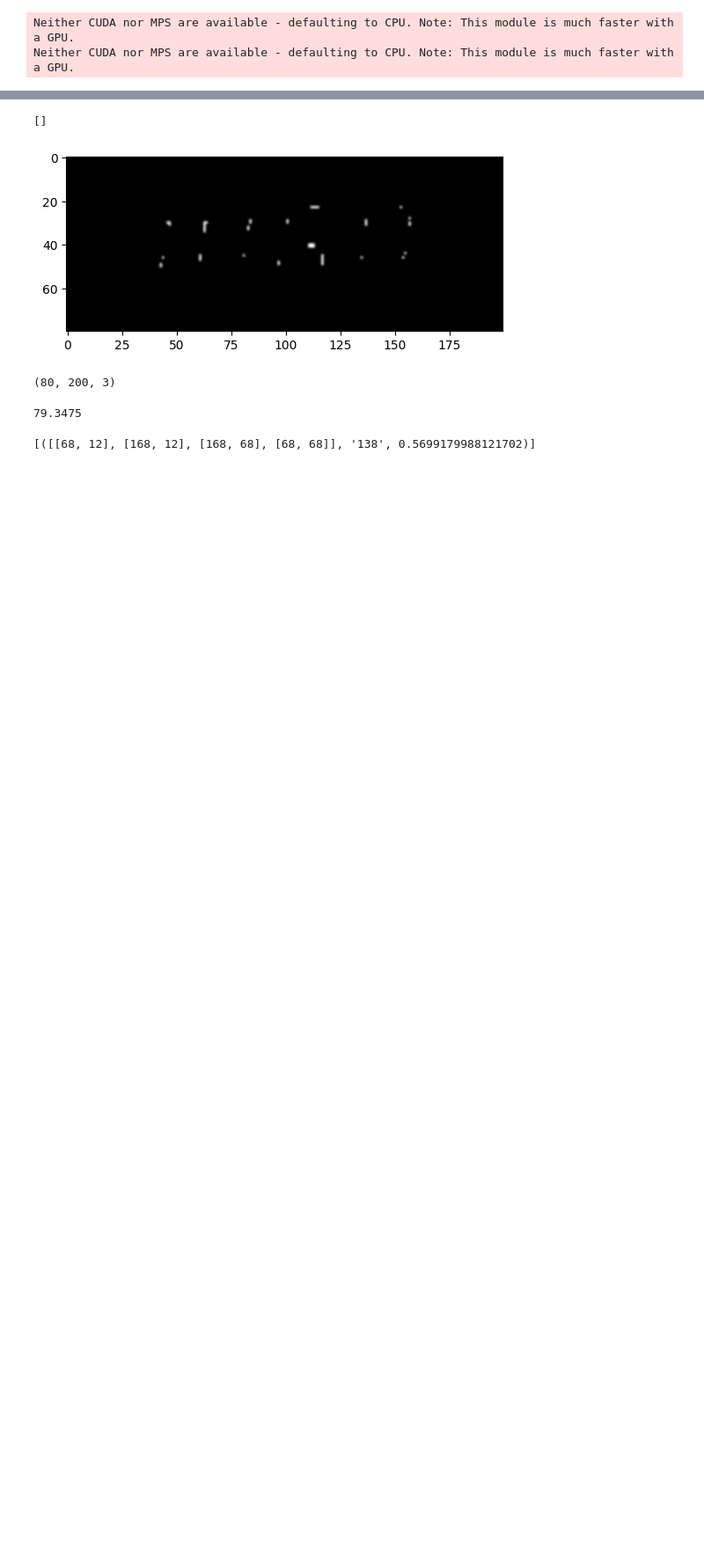
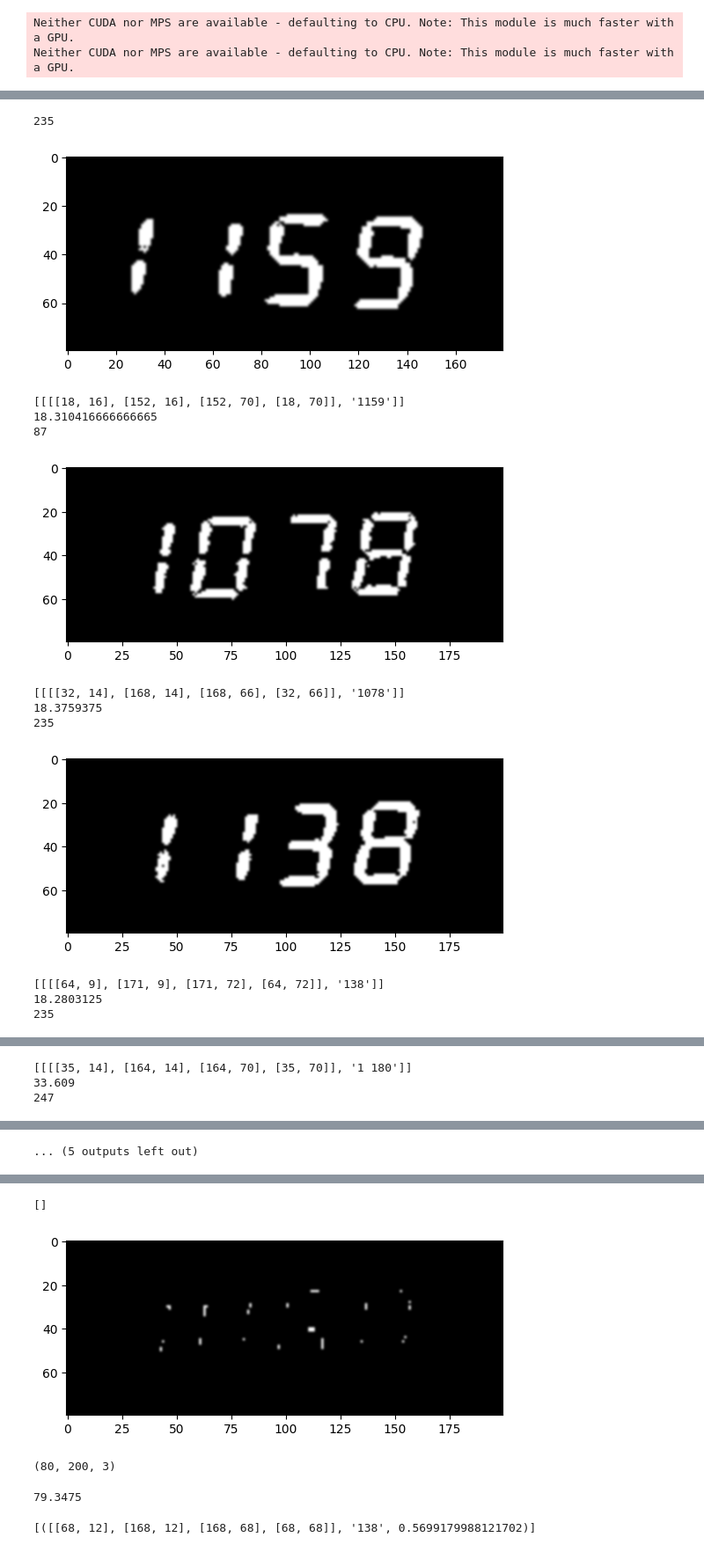
Before and after one commit to Jliporace/reading-kiln-termostat, a Jupyter notebook: notebooks/Untitled.ipynb, the cells around one changed output, grey strips where cells are left out. Shown at 88% size. Cells and saved outputs as stored; diff of their text form; code cells hidden in the pictures; blank space fills up the shorter version.

Commit message:
add best mask function

```diff
--- a/notebooks/Untitled.ipynb
+++ b/notebooks/Untitled.ipynb
@@ -23,0 +29,35 @@ Neither CUDA nor MPS are available - defaulting to CPU. Note: This module is muc
+# %%
+rede = '/home/jessica/reading-kiln-termostat/data/processed_recordings/04-09-2023-esmalte/cropped_datetime/2023-09-04_17:00:59.png'
+redb = '/home/jessica/reading-kiln-termostat/data/processed_recordings/04-09-2023-esmalte/cropped_datetime/2023-09-04_17:40:43.png'
+whiteb = '/home/jessica/reading-kiln-termostat/data/processed_recordings/04-09-2023-esmalte/cropped_datetime/2023-09-04_18:17:41.png'
+whiter = '/home/jessica/reading-kiln-termostat/data/processed_recordings/16-04-2024-esmalte/cropped_datetime/2024-04-16_22:37:12.png'
+white = '/home/jessica/reading-kiln-termostat/data/processed_recordings/01-08-2024-esmalte/cropped_datetime/2024-08-01_23:02:00.png'
+white_2 = '/home/jessica/reading-kiln-termostat/data/processed_recordings/04-04-2024-esmalte/cropped_datetime/2024-04-04_22:01:32.png'
+white_r2 = '/home/jessica/reading-kiln-termostat/data/processed_recordings/16-04-2024-esmalte/cropped_datetime/2024-04-16_22:40:12.png'
+exp = '/home/jessica/reading-kiln-termostat/data/processed_recordings/29-08-2023-esmalte/prediction_frames/2023-08-29_16:43:44_1159.png'
+# %%
+images = [exp, rede, redb, whiteb, whiter, white, white_2, white_r2]
+for image in images:
+    img = cv2.imread(image)
+    mask = (prep.find_best_mask(img))
+    print(mask)
+    masked = prep.grey_mask(img, mask)
+    plt.imshow(masked, cmap = 'gray', interpolation = 'bicubic')
+    plt.show()
+    ocr  = reader.readtext(masked, allowlist='0123456789', paragraph = True)
+    print(ocr)
+    print(prep.average_brightness(masked))
+# %% [output]
+235
+[figure, added]
+[[[[18, 16], [152, 16], [152, 70], [18, 70]], '1159']]
+18.310416666666665
+87
+[figure, added]
+[[[[32, 14], [168, 14], [168, 66], [32, 66]], '1078']]
+18.3759375
+235
+[figure, added]
+[[[[64, 9], [171, 9], [171, 72], [64, 72]], '138']]
+18.2803125
+235
@@ -23,0 +65,3 @@ Neither CUDA nor MPS are available - defaulting to CPU. Note: This module is muc
+[[[[35, 14], [164, 14], [164, 70], [35, 70]], '1 180']]
+33.609
+247
@@ -23,0 +73 @@ Neither CUDA nor MPS are available - defaulting to CPU. Note: This module is muc
+... (5 outputs left out)
```
Also changed, not shown: parts of 10 cells of this notebook, 3 other files.
